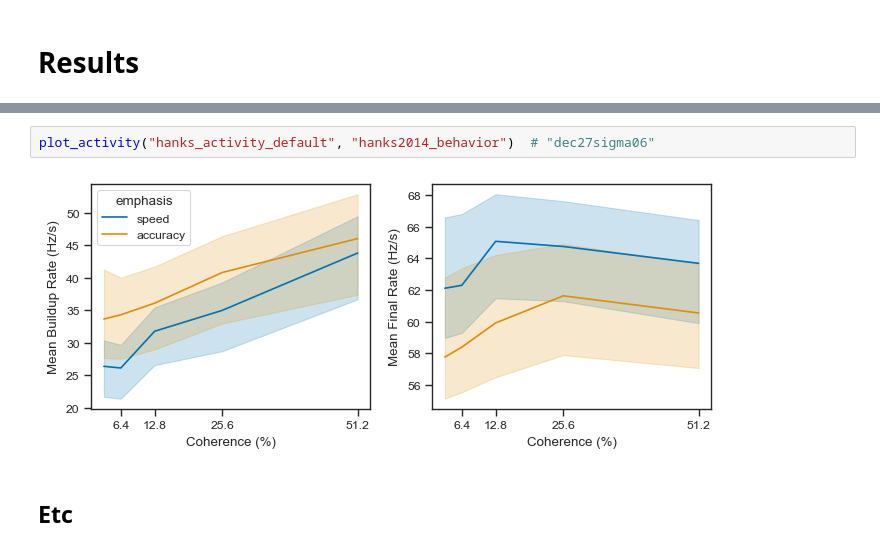
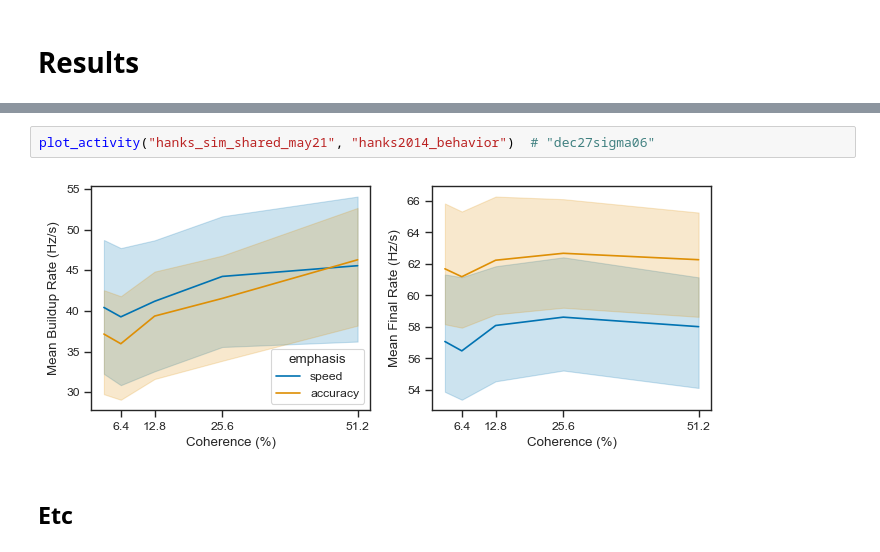
Before and after one commit to psipeter/speed-accuracy-tradeoff, a Jupyter notebook: hanks_compare.ipynb, the cells around one changed output, grey strips where cells are left out. Saved outputs shown, nothing was run; the diff lists cells and outputs as text.

Commit message:
update plotting, change default params in model.py

```diff
--- a/hanks_compare.ipynb
+++ b/hanks_compare.ipynb
@@ -367,7 +470,7 @@ plot_sat("hanks_activity_default", "hanks_extrema_separate", "hanks2014_behavior
 # %%
-plot_activity("hanks_activity_default", "hanks2014_behavior")  # "dec27sigma06"
+plot_activity("hanks_sim_shared_may21", "hanks2014_behavior")  # "dec27sigma06"
 # %% [output]
-[figure, old version]
+[figure, new version]
 # %% [markdown]
 ## Etc
 # %%
```
Also changed, not shown: parts of 20 cells of this notebook, 3 other files.
